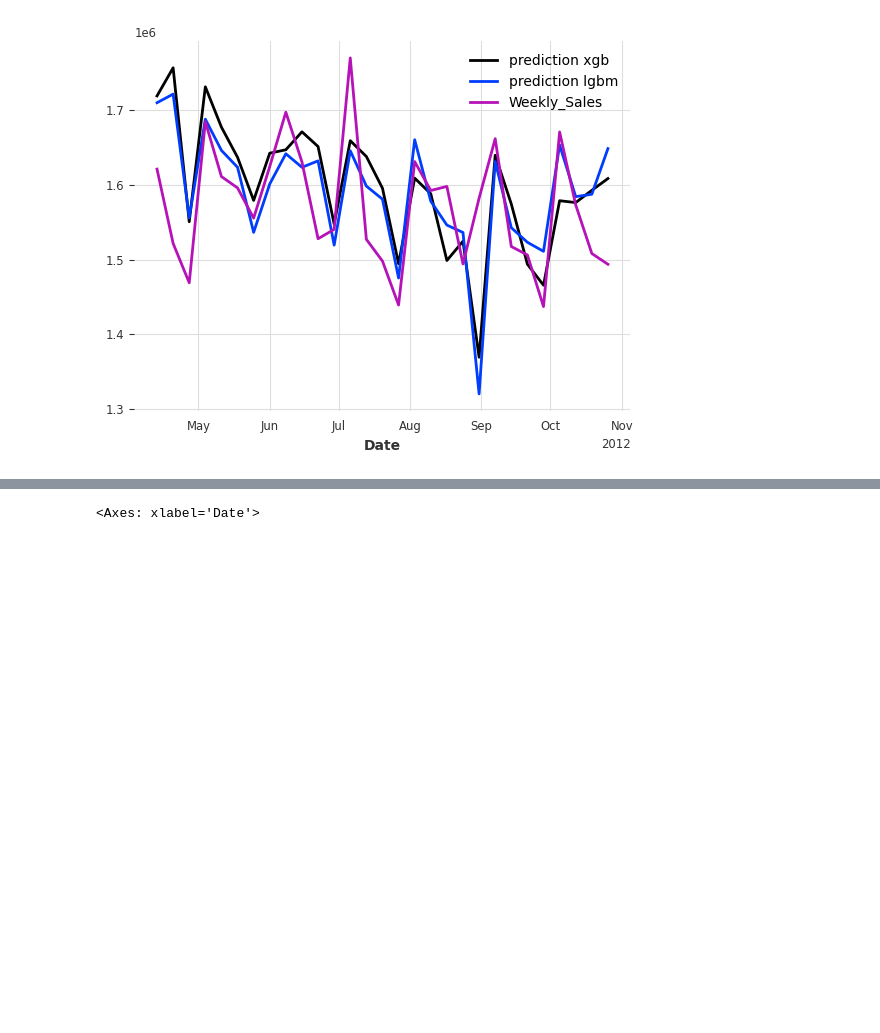
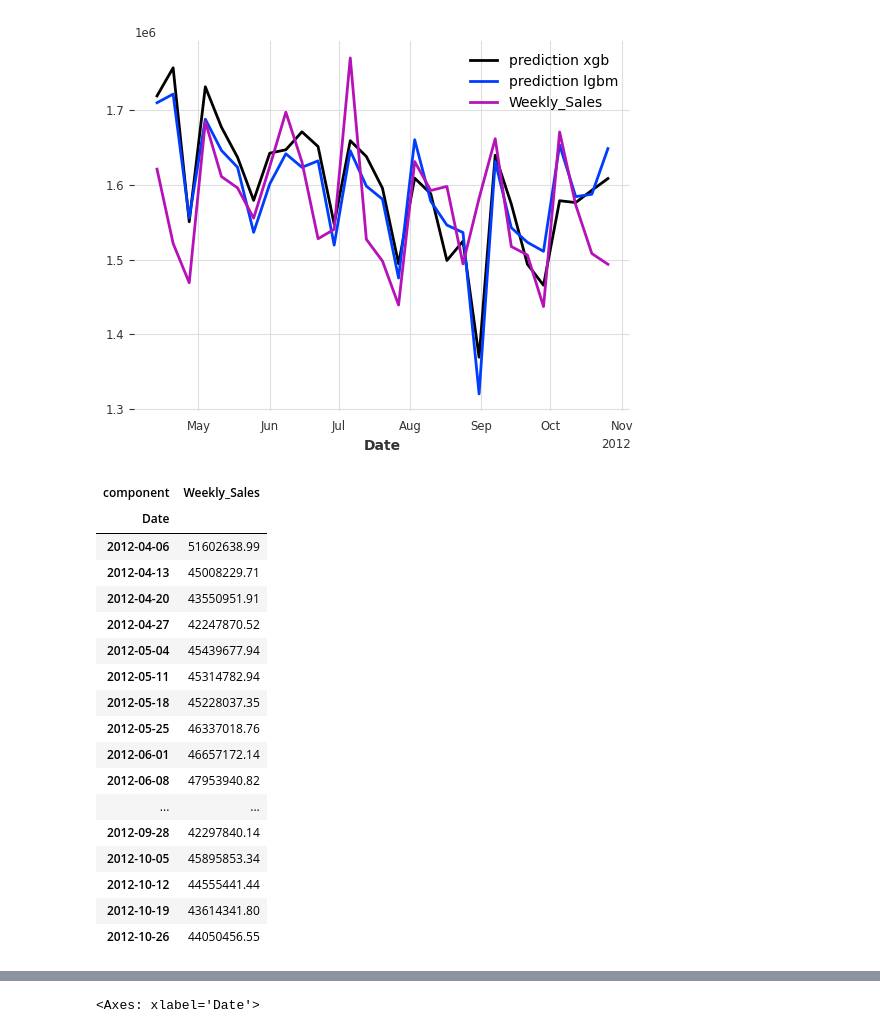
Before and after one commit to GuillermoSainz07/retail_mlops_project, a Jupyter notebook: notebooks/ml_exp.ipynb, the cells around one changed output, grey strips where cells are left out. Drawn from its saved outputs; the diff is of its cells as text; code cells hidden in the pictures; blank space fills up the shorter version.

```diff
--- a/notebooks/ml_exp.ipynb
+++ b/notebooks/ml_exp.ipynb
@@ -167,3 +167,24 @@ y_test[0].plot()
 # %% [output]
 <Axes: xlabel='Date'>
 [figure]
+# %%
+sum(y_test[1:]).pd_dataframe()
+# %% [output]
+| component | Weekly_Sales |
+| Date |  |
+| 2012-04-06 | 51602638.99 |
+| 2012-04-13 | 45008229.71 |
+| 2012-04-20 | 43550951.91 |
+| 2012-04-27 | 42247870.52 |
+| 2012-05-04 | 45439677.94 |
+| 2012-05-11 | 45314782.94 |
+| 2012-05-18 | 45228037.35 |
+| 2012-05-25 | 46337018.76 |
+| 2012-06-01 | 46657172.14 |
+| 2012-06-08 | 47953940.82 |
+| ... | ... |
+| 2012-09-28 | 42297840.14 |
+| 2012-10-05 | 45895853.34 |
+| 2012-10-12 | 44555441.44 |
+| 2012-10-19 | 43614341.80 |
+| 2012-10-26 | 44050456.55 |
```
Also changed, not shown: parts of 2 cells of this notebook, 1 other file.
